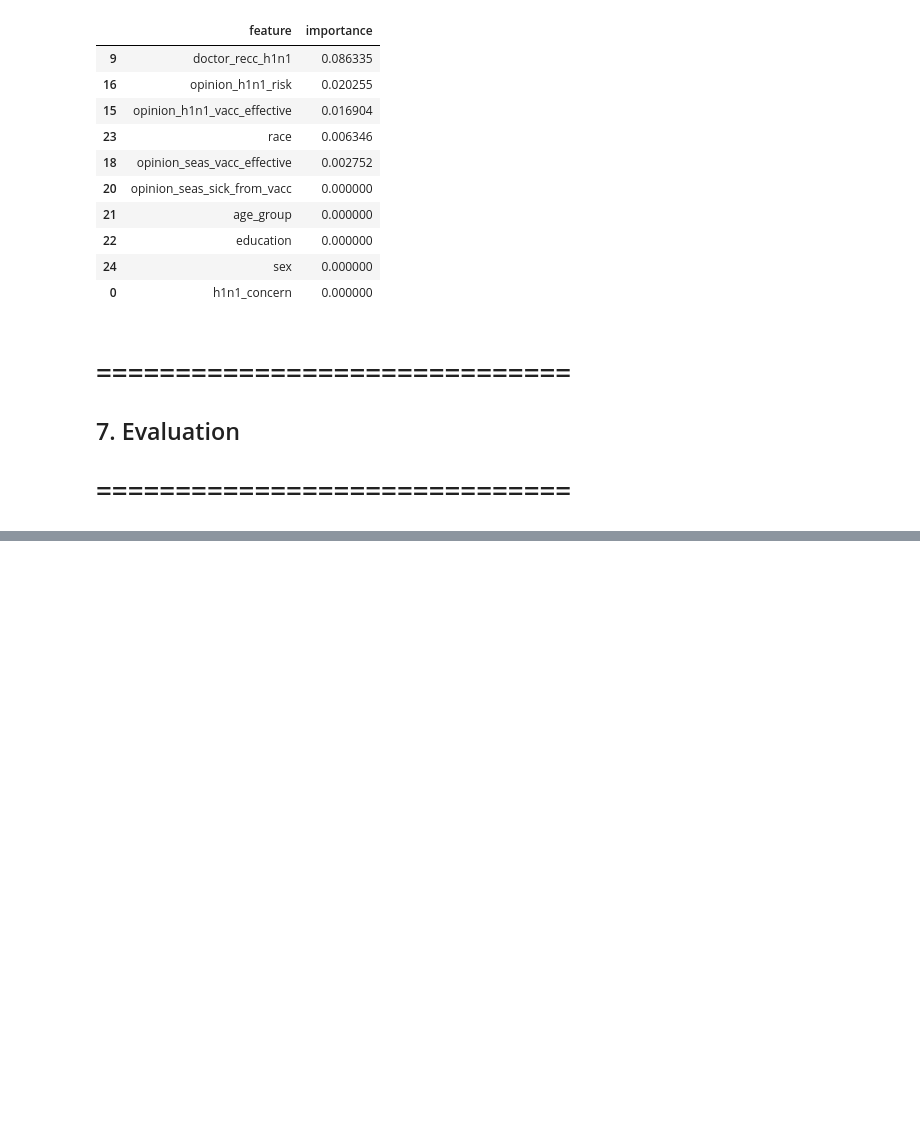
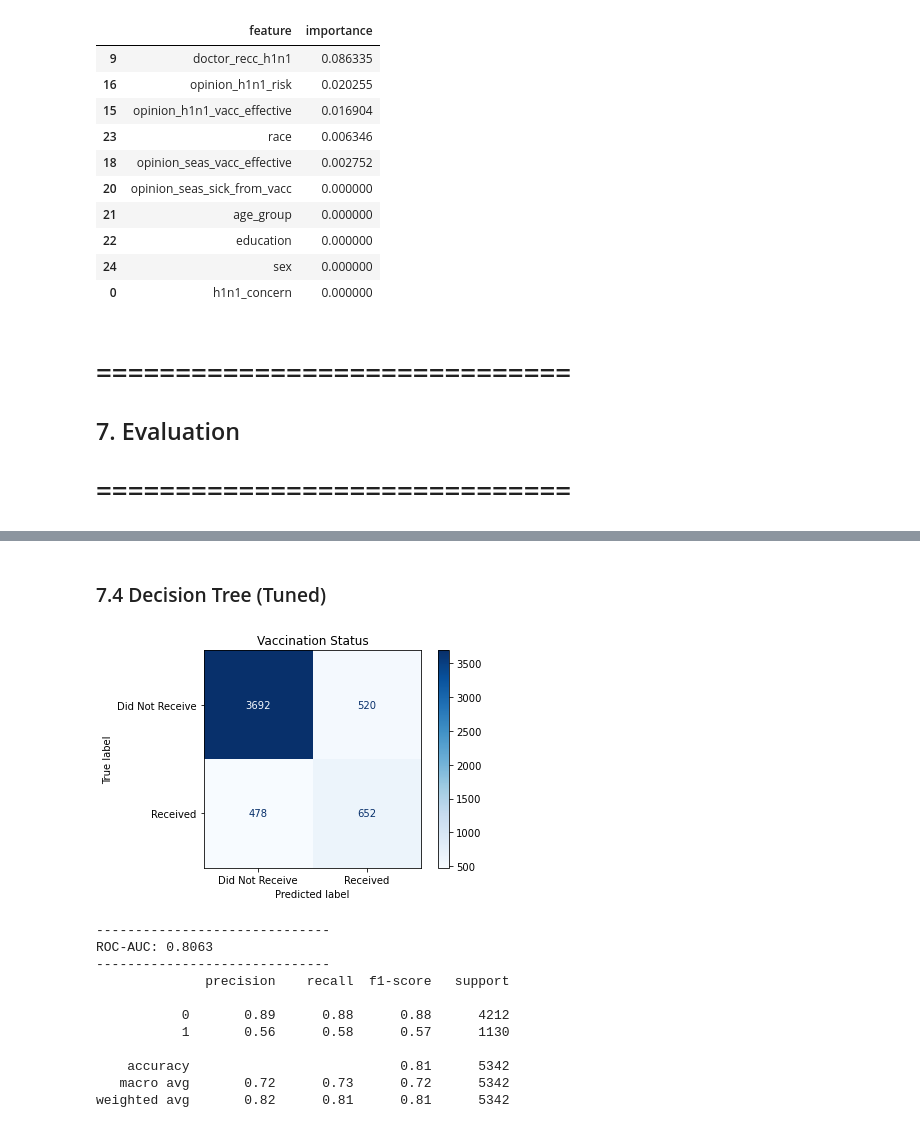
Before and after one commit to just-mawi/Phase-3-Project, a Jupyter notebook: index.ipynb, the cells around one changed output, grey strips where cells are left out. Cells and saved outputs as stored; diff of their text form; code cells hidden in the pictures; blank space fills up the shorter version.

```diff
--- a/index.ipynb
+++ b/index.ipynb
@@ -392 +444,4 @@ Best Parameters: {'classifier__max_depth': 5, 'classifier__min_samples_leaf': 1}
+# %%
+y_prob_tuned_tree = best_smote_dt.predict_proba(X_test)[:, 1]
+y_pred_tuned_tree = best_smote_dt.predict(X_test)
 # %%
@@ -423,0 +569,30 @@ perm_importance_tuned.head(10)
+# %% [markdown]
+### 7.4 Decision Tree (Tuned)
+# %%
+cnf_matrix = confusion_matrix(y_test, y_pred_tuned_tree)
+
+# Visualize the confusion matrix
+disp = ConfusionMatrixDisplay(confusion_matrix=cnf_matrix,
+                              display_labels=["Did Not Receive", "Received"])
+
+disp.plot(cmap="Blues")
+plt.title('Vaccination Status')
+plt.show()
+
+print("-" * 30)
+print(f"ROC-AUC: {roc_auc_score(y_test, y_prob_tuned_tree):.4f}")
+print("-" * 30)
+print(classification_report(y_test, y_pred_tuned_tree))
+# %% [output]
+[figure, added]
+------------------------------
+ROC-AUC: 0.8063
+------------------------------
+              precision    recall  f1-score   support
+
+           0       0.89      0.88      0.88      4212
+           1       0.56      0.58      0.57      1130
+
+    accuracy                           0.81      5342
+   macro avg       0.72      0.73      0.72      5342
+weighted avg       0.82      0.81      0.81      5342
```
Also changed, not shown: parts of 21 cells of this notebook.
